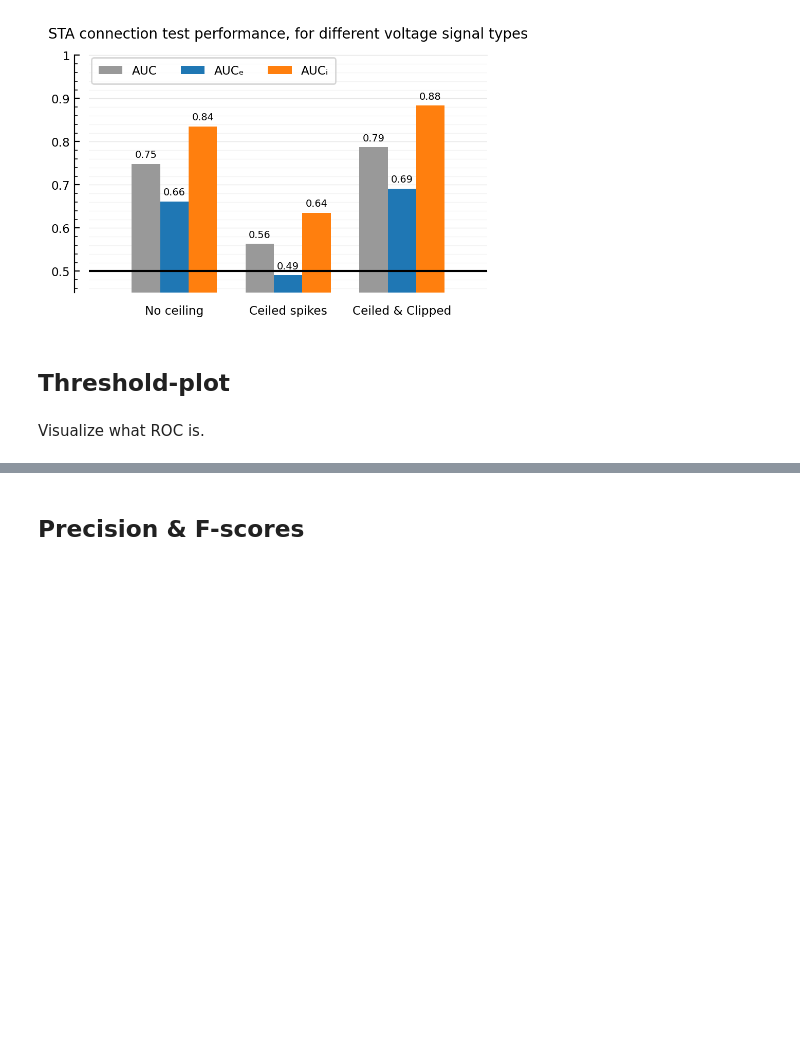
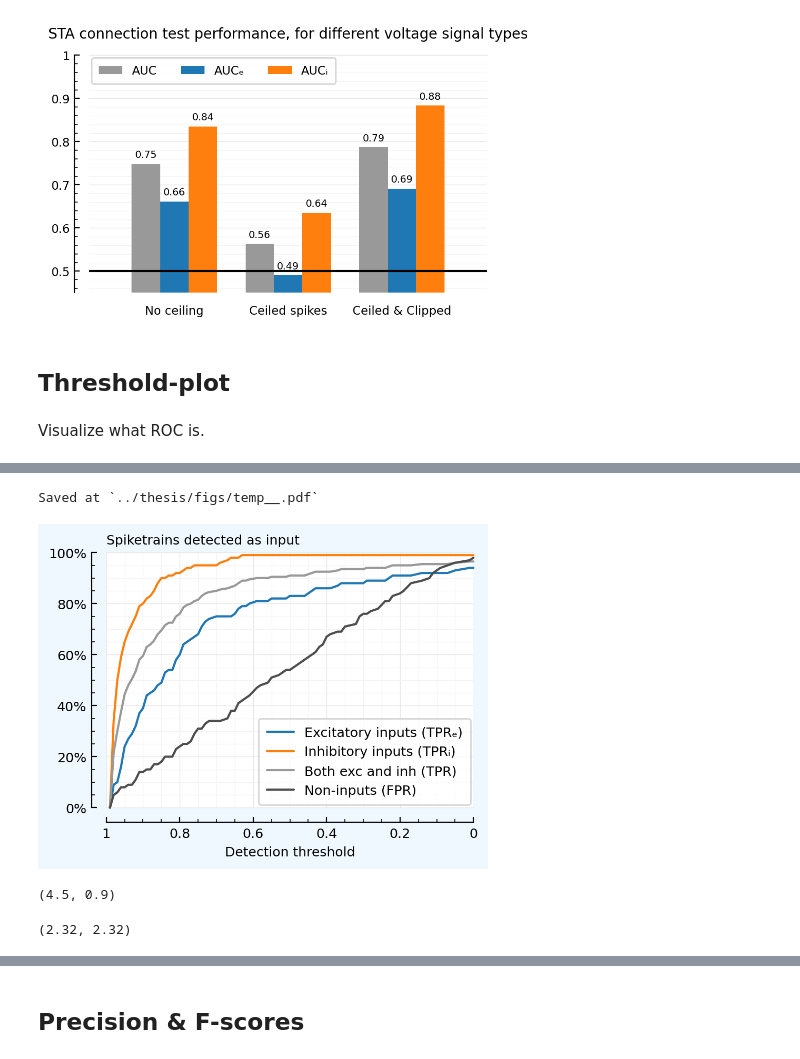
Before and after one commit to tfiers/phd, a Jupyter notebook: nb/2023-09-13__Clippin_and_Ceilin.ipynb, the cells around one changed output, grey strips where cells are left out. Drawn from its saved outputs; the diff is of its cells as text; code cells hidden in the pictures; blank space fills up the shorter version.

```diff
--- a/nb/2023-09-13__Clippin_and_Ceilin.ipynb
+++ b/nb/2023-09-13__Clippin_and_Ceilin.ipynb
@@ -248,0 +256,16 @@ Saved at `../thesis/figs/perfmeasures_ROC.pdf`
+# %%
+fig, ax = plt.subplots(ncols=1, figsize=(mtw, 0.7mtw))
+fig.set_facecolor("aliceblue")
+plot_perfmeasures_threshold_TPRs(ax)
+savefig_phd("temp__")
+# %% [output]
+Saved at `../thesis/figs/temp__.pdf`
+[figure, added]
+# %%
+(mtw, 0.2mtw)
+# %% [output]
+(4.5, 0.9)
+# %%
+(mw, mw)
+# %% [output]
+(2.32, 2.32)
```
Also changed, not shown: parts of 13 cells of this notebook, 9 other files.
